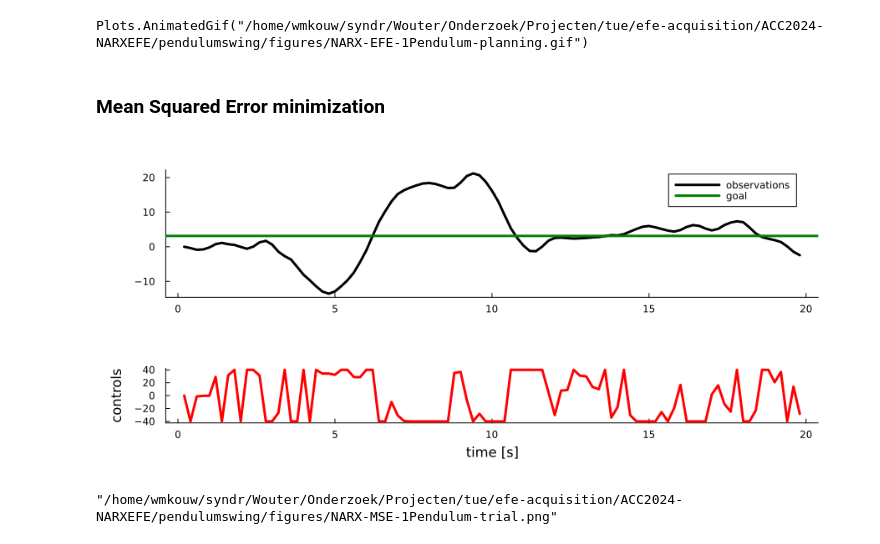
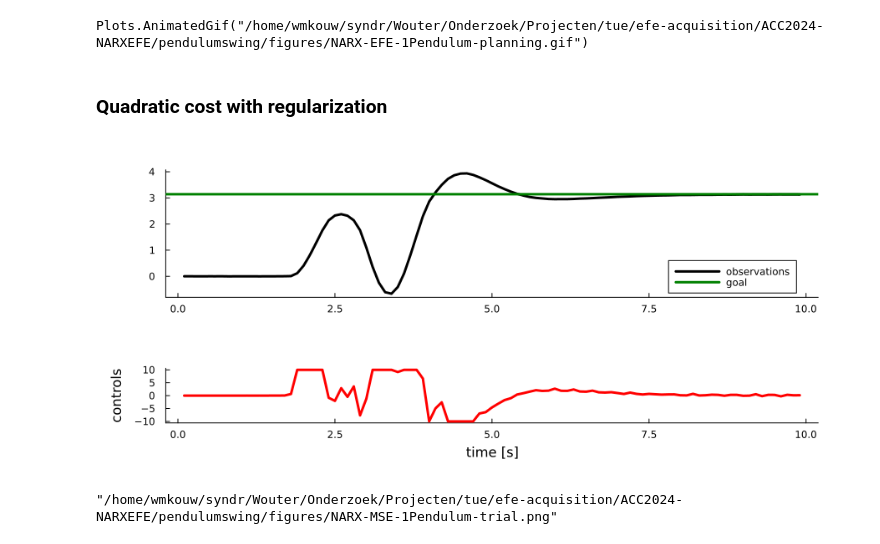
Before and after one commit to biaslab/LCSS2024-NARXEFE, a Jupyter notebook: pendulumswing/NARX-EFE spendulum.ipynb, the cells around one changed output. Saved outputs shown, nothing was run; the diff lists cells and outputs as text; code cells hidden in the pictures.

```diff
--- a/pendulumswing/NARX-EFE spendulum.ipynb
+++ b/pendulumswing/NARX-EFE spendulum.ipynb
@@ -29,11 +28,12 @@ WARNING: could not import HDF5.exists into JLD
 # %%
 # System parameters
-sys_mass = 2.0
+sys_mass = 1.0
 sys_length = 0.5
-sys_damping = 0.2
-sys_mnoise_sd = 1e-2
-sys_ulims = (-40., 40.)
-Δt = 0.2
+sys_damping = 0.01
+sys_mnoise_sd = 1e-3
+sys_mnorm = 1.
+sys_ulims = (-10., 10.)
+Δt = 0.1
 
 init_state = [0.0, 0.0]
 pendulum = SPendulum(init_state = init_state,
@@ -41,6 +41,7 @@ pendulum = SPendulum(init_state = init_state,
                      length = sys_length,
                      damping = sys_damping,
                      mnoise_sd = sys_mnoise_sd,
+                     mnorm = sys_mnorm,
                      torque_lims = sys_ulims,
                      Δt=Δt)
 # %% [output]
@@ -201,11 +150,12 @@ pendulum = SPendulum(init_state = init_state,
                      length = sys_length,
                      damping = sys_damping,
                      mnoise_sd = sys_mnoise_sd,
+                     mnorm = sys_mnorm,
                      torque_lims = sys_ulims,
                      Δt=Δt)
 
 # Set goal priors for time horizon
-goals = [Normal(3.141592, 0.1) for t in 1:T]
+goals = [Normal(3.141592*sys_mnorm, 0.5) for t in 1:T]
 
 # Start agent
 agent = NARXAgent(μ0, Λ0, α0, β0,
@@ -227,17 +177,15 @@ u_EFE = zeros(N+T)
 F_EFE = zeros(N)
 pred_m = zeros(N,T)
 pred_v = zeros(N,T)
-dJ_MI = zeros(N)
-dJ_CE = zeros(N)
-dJ_CC = zeros(N)
-MI = zeros(N,T)
-CE = zeros(N,T)
+MI_EFE = zeros(N,T)
+CE_EFE = zeros(N,T)
 Nu = 200
 J_MI = zeros(N,Nu)
 J_CE = zeros(N,Nu)
+JEFE = zeros(N,Nu)
 urange = range(sys_ulims[1], stop=sys_ulims[2], length=Nu)
 
-@showprogress for k in 1:N
+for k in 1:N
 
     # Update parameter beliefs
     y_EFE[k] = pendulum.sensor
@@ -249,17 +197,15 @@ urange = range(sys_ulims[1], stop=sys_ulims[2], length=Nu)
     push!( β_EFE, agent.β )
 
     # Optimal control
-    policy = minimizeEFE(agent, goals, u_0=-1e-8*rand(T), control_lims=sys_ulims)
+    policy = minimizeEFE(agent, goals, u_0=zeros(T), time_limit=30., control_lims=sys_ulims)
     u_EFE[k+1:k+T] = policy
 
-    # Track EFE terms
-    dJ_MI[k], dJ_CE[k], dJ_CC[k] = EFE_balance(agent, goals[1], u_EFE[k])
-
-    MI[k,:] = [mutualinfo(agent, agent.ybuffer, agent.ubuffer, u_t) for u_t in policy]
-    CE[k,:] = [crossentropy(agent, agent.ybuffer, agent.ubuffer, goals[1], u_t) for u_t in policy]
+    MI_EFE[k,:] = [mutualinfo(agent, agent.ybuffer, agent.ubuffer, u_t) for u_t in policy]
+    CE_EFE[k,:] = [crossentropy(agent, agent.ybuffer, agent.ubuffer, goals[1], u_t) for u_t in policy]
 
     J_MI[k,:] = [mutualinfo(agent, agent.ybuffer, agent.ubuffer, u_i) for u_i in urange]
     J_CE[k,:] = [crossentropy(agent, agent.ybuffer, agent.ubuffer, goals[1], u_i) for u_i in urange]
+    JEFE[k,:] = J_CE[k,:] .- J_MI[k,:]
 
     # Store future predictions
     pred_m[k,:], pred_v[k,:] = predictions(agent, policy, time_horizon=T)
@@ -389,8 +256,8 @@ gif(anim, "figures/NARX-EFE-1Pendulum-planning.gif", fps=24)
 ┌ Info: Saved animation to /home/wmkouw/syndr/Wouter/Onderzoek/Projecten/tue/efe-acquisition/ACC2024-NARXEFE/pendulumswing/figures/NARX-EFE-1Pendulum-planning.gif
 └ @ Plots /home/wmkouw/.julia/packages/Plots/sxUvK/src/animation.jl:156
 Plots.AnimatedGif("/home/wmkouw/syndr/Wouter/Onderzoek/Projecten/tue/efe-acquisition/ACC2024-NARXEFE/pendulumswing/figures/NARX-EFE-1Pendulum-planning.gif")
-# %% [markdown]
-### Mean Squared Error minimization
+# %% [markdown]
+### Quadratic cost with regularization
 # %%
 # Start system
 pendulum = SPendulum(init_state = init_state,
@@ -450,9 +322,9 @@ save("results/MSE.jld", "y_MSE", y_MSE, "z_MSE", z_MSE, "u_MSE", u_MSE, "pred_m"
 # %%
-p1 = plot(tsteps[2:end], y_MSE[2:end], color="black", label="observations")
+p1 = plot(tsteps[2:end], y_QCR[2:end], color="black", label="observations")
 hline!([mean(goals[1])], color="green", label="goal")
-p4 = plot(tsteps[2:end], u_MSE[2:end-T], color="red", ylabel="controls", xlabel="time [s]")
+p4 = plot(tsteps[2:end], u_QCR[2:end-T], color="red", ylabel="controls", xlabel="time [s]")
 
 plot(p1,p4, layout=grid(2,1, heights=[.7, .3]), size=(900,400))
 # %% [output]
-[figure, old version]
+[figure, new version]
 # %%
```
Also changed, not shown: parts of 35 cells of this notebook, 19 other files.
